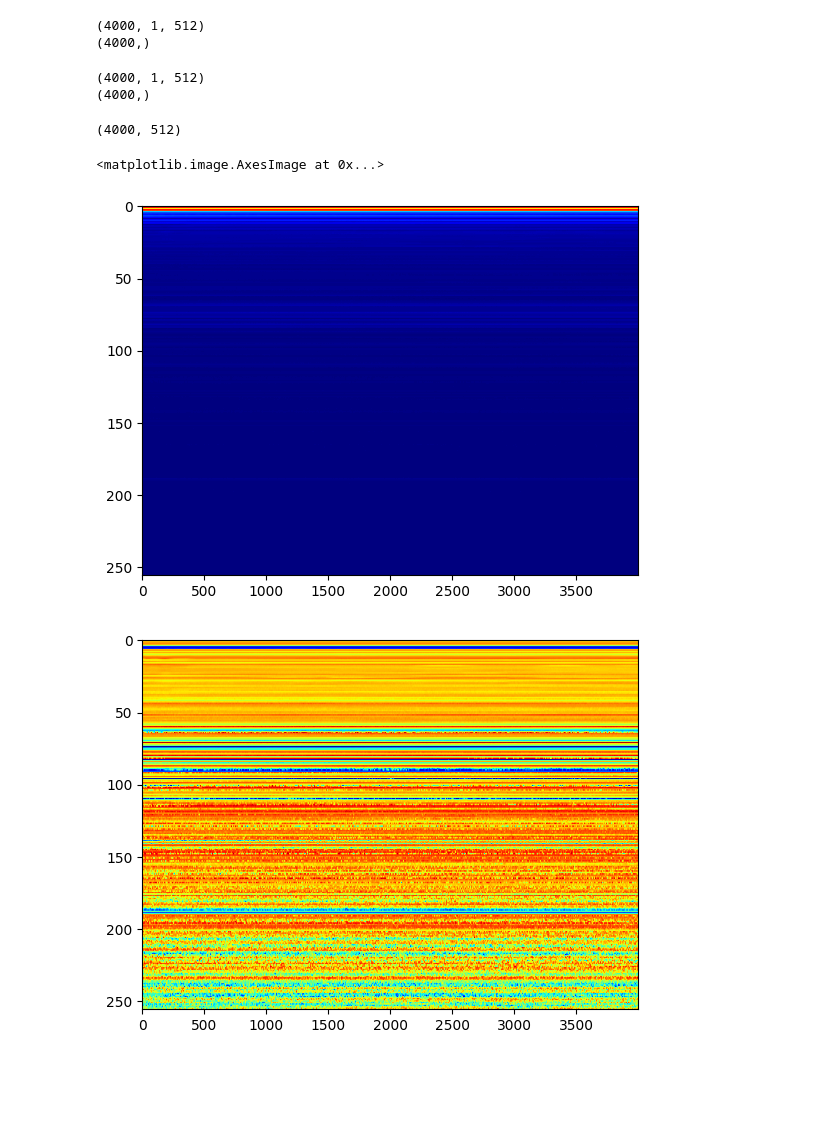
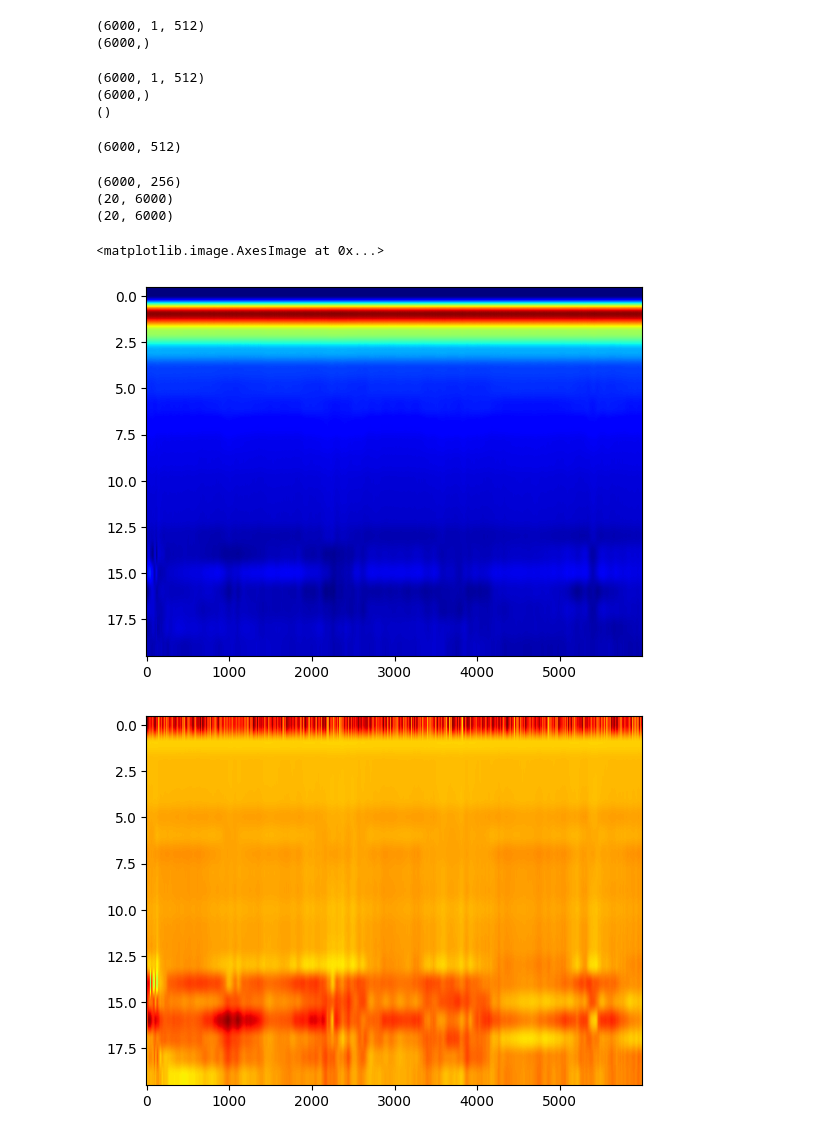
Before and after one commit to baichengchen/WaterSurfaceLevelSensing, a Jupyter notebook: test.ipynb, the cells around one changed output. Cells and saved outputs as stored; diff of their text form; code cells hidden in the pictures; blank space fills up the shorter version.

Commit message:
collected more sample data and corrected fft visualization

```diff
--- a/test.ipynb
+++ b/test.ipynb
@@ -47,7 +44,10 @@ ts = time.time()
 #currently sampling at around 10
 timestamps = []
 frameData = []
-for frame_number in range(fs*10):
+
+time_in_sec_to_collect = 15*fs;
+
+for frame_number in range(time_in_sec_to_collect):
     frame = device.get_next_frame()
     #num_rx_antennas, num_chirps_per_frame, num_samples_per_chirp = np.shape(
     #    frame)
@@ -64,6 +64,6 @@ timestamps = np.array(timestamps)
 print(np.shape(frameData))
 print(np.shape(timestamps))
 # %% [output]
-(4000, 1, 512)
-(4000,)
+(6000, 1, 512)
+(6000,)
 # %%
@@ -72,7 +73,9 @@ fn = 'data2.npz'
 np.savez(path+fn, frameData=frameData, timestamps=timestamps,fs=fs)
 # %%
-path = "F:\\UCSD\\Winter2023\\CSE237A\\FinalProj\\Github\\WaterSurfaceLevelSensing\\sampleData\\"
-fn = 'data2.npz'
+#path = "F:\\UCSD\\Winter2023\\CSE237A\\FinalProj\\Github\\WaterSurfaceLevelSensing\\sampleData\\"
+path = "D:\\UCSD\\Winter2023\\CSE237A\\WaterSurfaceLevelSensing\\sampleData\\"
+
+fn = 'data5.npz'
 outfile = path+fn
 npzfile = np.load(outfile)
 frameData = npzfile['frameData']
@@ -87,8 +90,9 @@ print(np.shape(fs))
 
 frameData = np.squeeze(frameData)
 # %% [output]
-(4000, 1, 512)
-(4000,)
+(6000, 1, 512)
+(6000,)
+()
 # %%
 # frameData2 = np.sum(frameData, axis=1)
 # print(np.shape(frameData2))
@@ -98,17 +102,26 @@ frameData = frameData - np.mean(frameData, axis=1, keepdims=True)
 print(np.shape(frameData))
 fs=400
 # %% [output]
-(4000, 512)
+(6000, 512)
 # %%
-data = np.fft.fft(frameData.T, axis=0)
-data = data[:int(data.shape[0]/2), :]
+data = np.fft.fft(frameData, axis=1)
+data = data[:,:int(data.shape[1]/2)]
+print(np.shape(data))
+
+amp = np.abs(data[:,0:20]).T
+phase = np.angle(data[:,0:20]).T
+print(np.shape(amp))
+print(np.shape(phase))
 
 plt.figure();
-plt.imshow(np.abs(data), cmap=plt.cm.jet, aspect="auto")
+plt.imshow(amp, cmap=plt.cm.jet, aspect="auto")
 
 plt.figure()
-plt.imshow(np.angle(data), cmap=plt.cm.jet, aspect="auto")
+plt.imshow(phase, cmap=plt.cm.jet, aspect="auto")
 # %% [output]
-<matplotlib.image.AxesImage at 0x...>
+(6000, 256)
+(20, 6000)
+(20, 6000)
+<matplotlib.image.AxesImage at 0x...>
-[figure, old version]
+[figure, new version]
-[figure, old version]
+[figure, new version]
```
Also changed, not shown: parts of 4 cells of this notebook, 3 other files.
